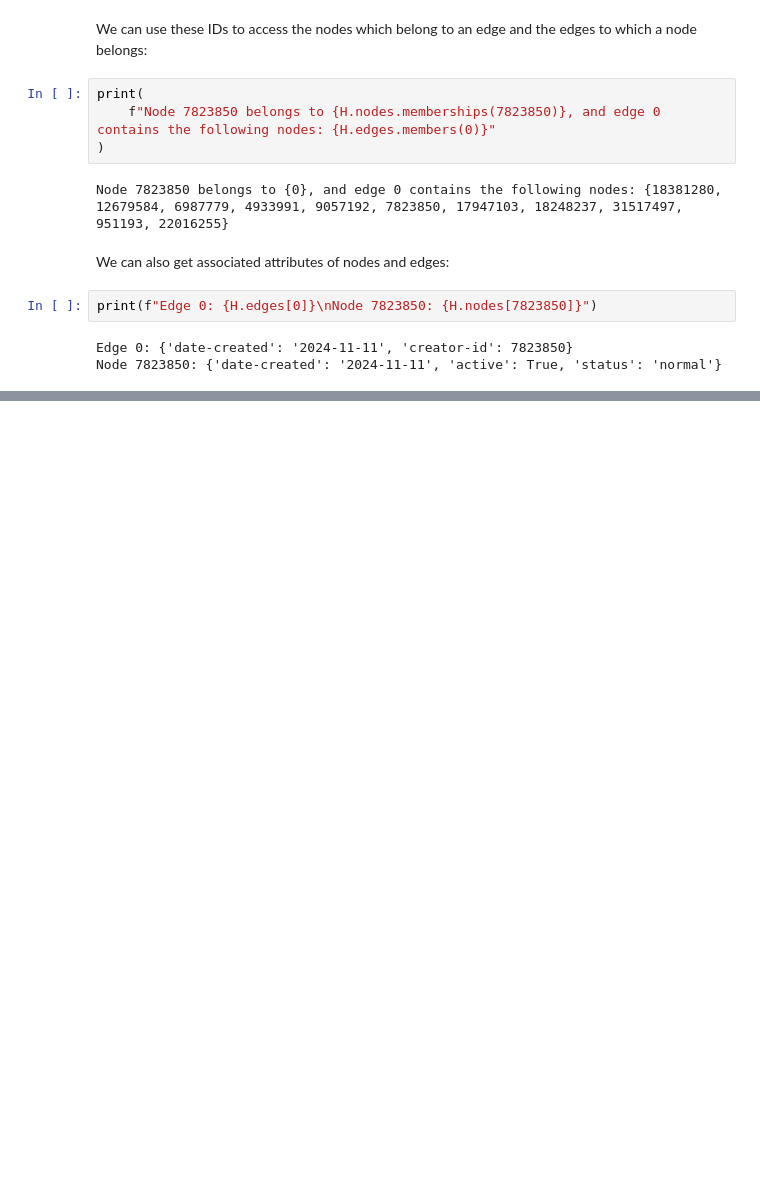
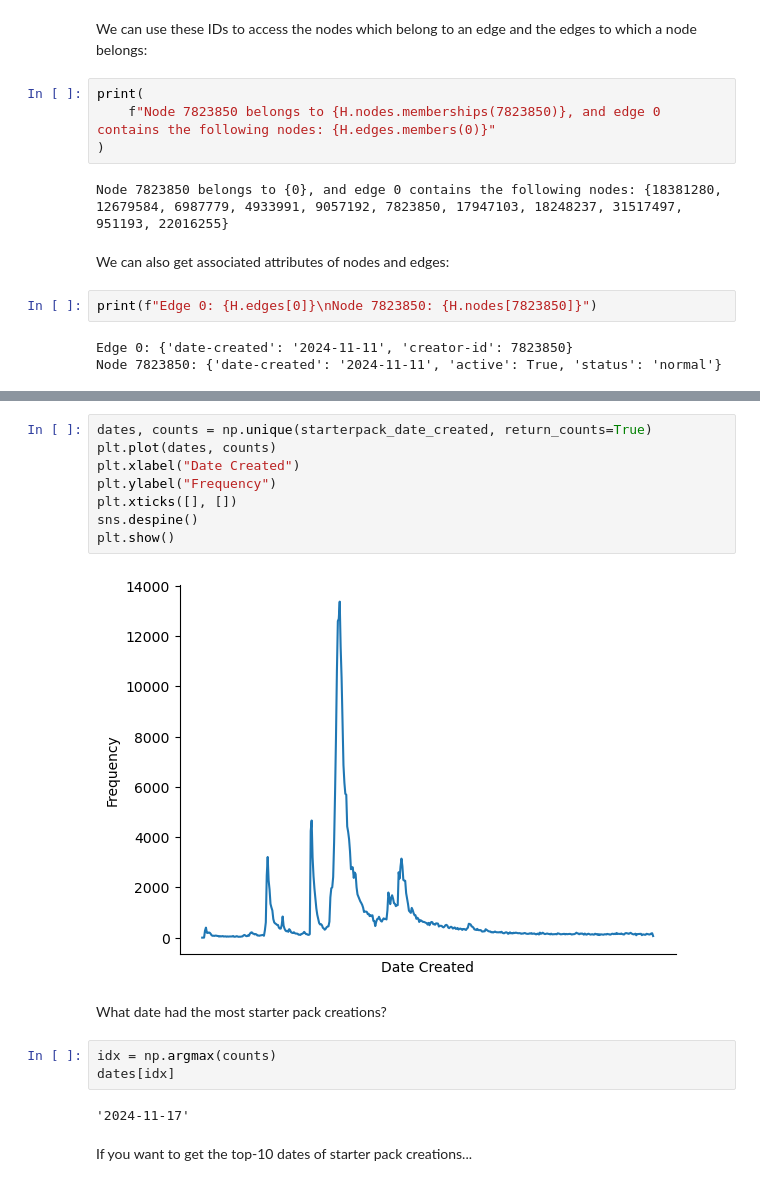
Before and after one commit to nwlandry/software-demos, a Jupyter notebook: higher-order-hackathon2025/tutorial.ipynb, the cells around one changed output, grey strips where cells are left out. Drawn from its saved outputs; the diff is of its cells as text; blank space fills up the shorter version.

```diff
--- a/higher-order-hackathon2025/tutorial.ipynb
+++ b/higher-order-hackathon2025/tutorial.ipynb
@@ -91,0 +151,19 @@ Node 7823850: {'date-created': '2024-11-11', 'active': True, 'status': 'normal'}
+# %%
+dates, counts = np.unique(starterpack_date_created, return_counts=True)
+plt.plot(dates, counts)
+plt.xlabel("Date Created")
+plt.ylabel("Frequency")
+plt.xticks([], [])
+sns.despine()
+plt.show()
+# %% [output]
+[figure, added]
+# %% [markdown]
+What date had the most starter pack creations?
+# %%
+idx = np.argmax(counts)
+dates[idx]
+# %% [output]
+'2024-11-17'
+# %% [markdown]
+If you want to get the top-10 dates of starter pack creations...
```
Also changed, not shown: parts of 10 cells of this notebook.
